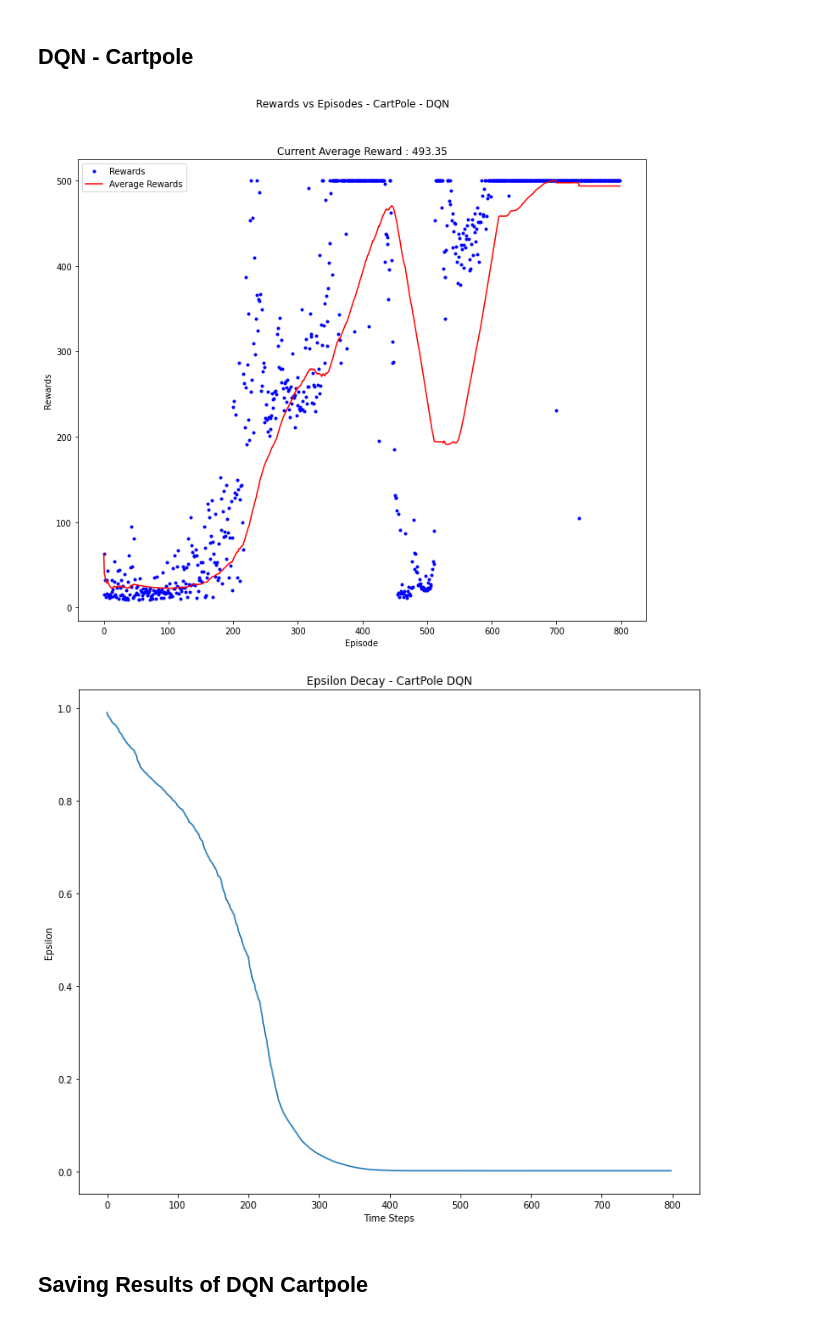
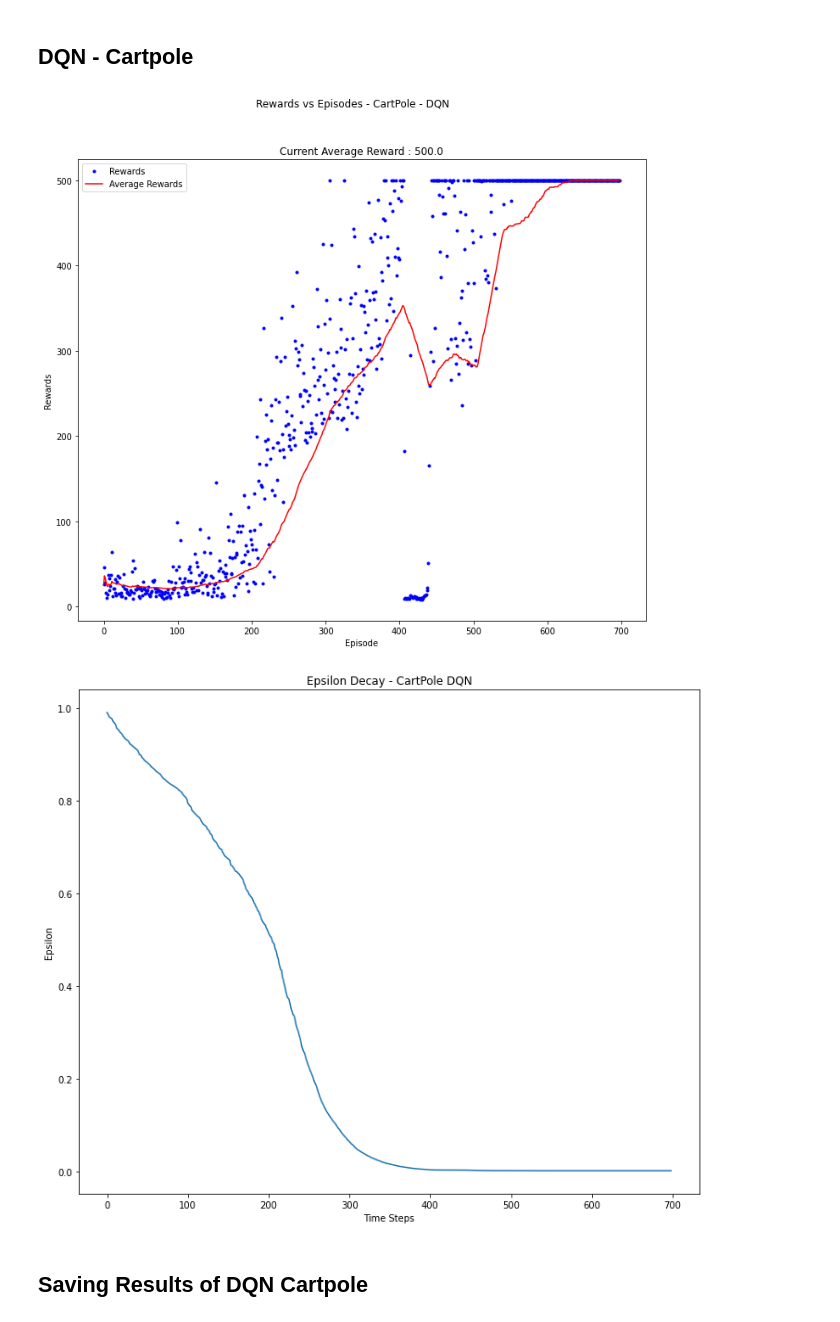
Before and after one commit to Pranomvignesh/UB_CSE546_RL_Assignment_2, a Jupyter notebook: FinalRun.ipynb, the cells around one changed output. Saved outputs shown, nothing was run; the diff lists cells and outputs as text; code cells hidden in the pictures.

Commit message:
Grid and Cartpole Training and Evaluation done

```diff
--- a/FinalRun.ipynb
+++ b/FinalRun.ipynb
@@ -116,40 +116,38 @@ class NeuralNetworkForCartPole(nn.Module):
         x = F.relu(self.layer_2(x))
         return self.layer_3(x)
 
 
 CartPoleParameters = (
     EnvInfo(env=gym.make('CartPole-v1')),
     Hyperparams(
         epsilon=0.99,
         epsilonMin=0.001,
         epsilonDecay=10000,
         memorySize=10000,
         learningRate=1e-4,
-        batchSize=64,
+        batchSize=128,
         discountFactor=0.99,
         targetNetworkUpdateFrequency=20,
-        episodes=800
+        episodes=700
     ),
     NeuralNetworkForCartPole,
     Options(
         resultsPath='./results',
         filePrefix='CartPole',
         showLiveResults=True,
         logResults = False,
         saveModels = True,
         debug = False
     )
 )
 
 
 dqnCartPole = DQN(*CartPoleParameters)
-# doubledqnCartPole = DoubleDQN(*CartPoleParameters)
 
-dqnCartPole.train()
-# doubledqnCartPole.train()
+# dqnCartPole.train()
 # %% [output]
-[figure, old version]
+[figure, new version]
-[figure, old version]
+[figure, new version]
 # %% [markdown]
 ## Saving Results of DQN Cartpole
 # %%
```
Also changed, not shown: parts of 17 cells of this notebook, 7 other files.
